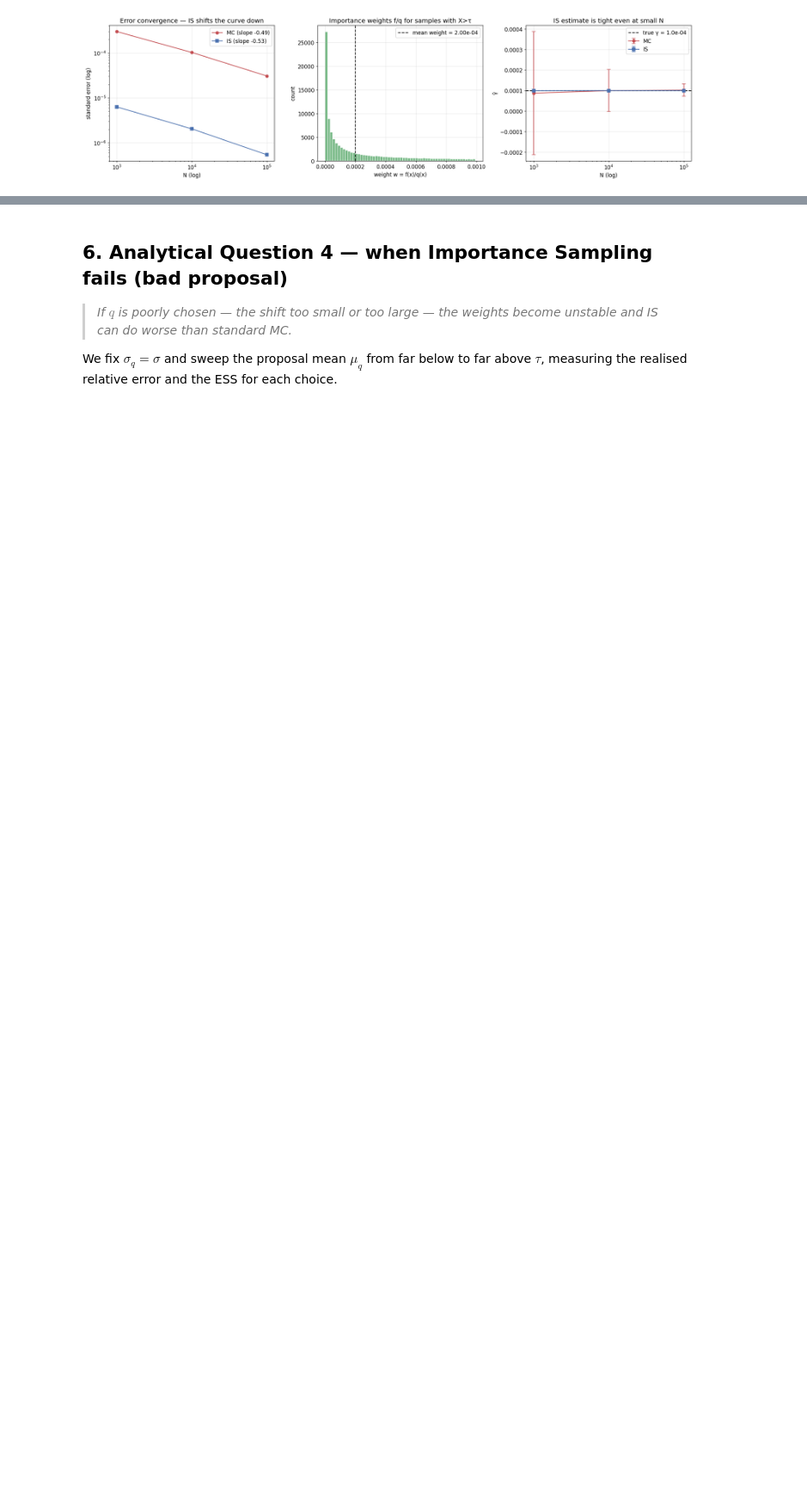
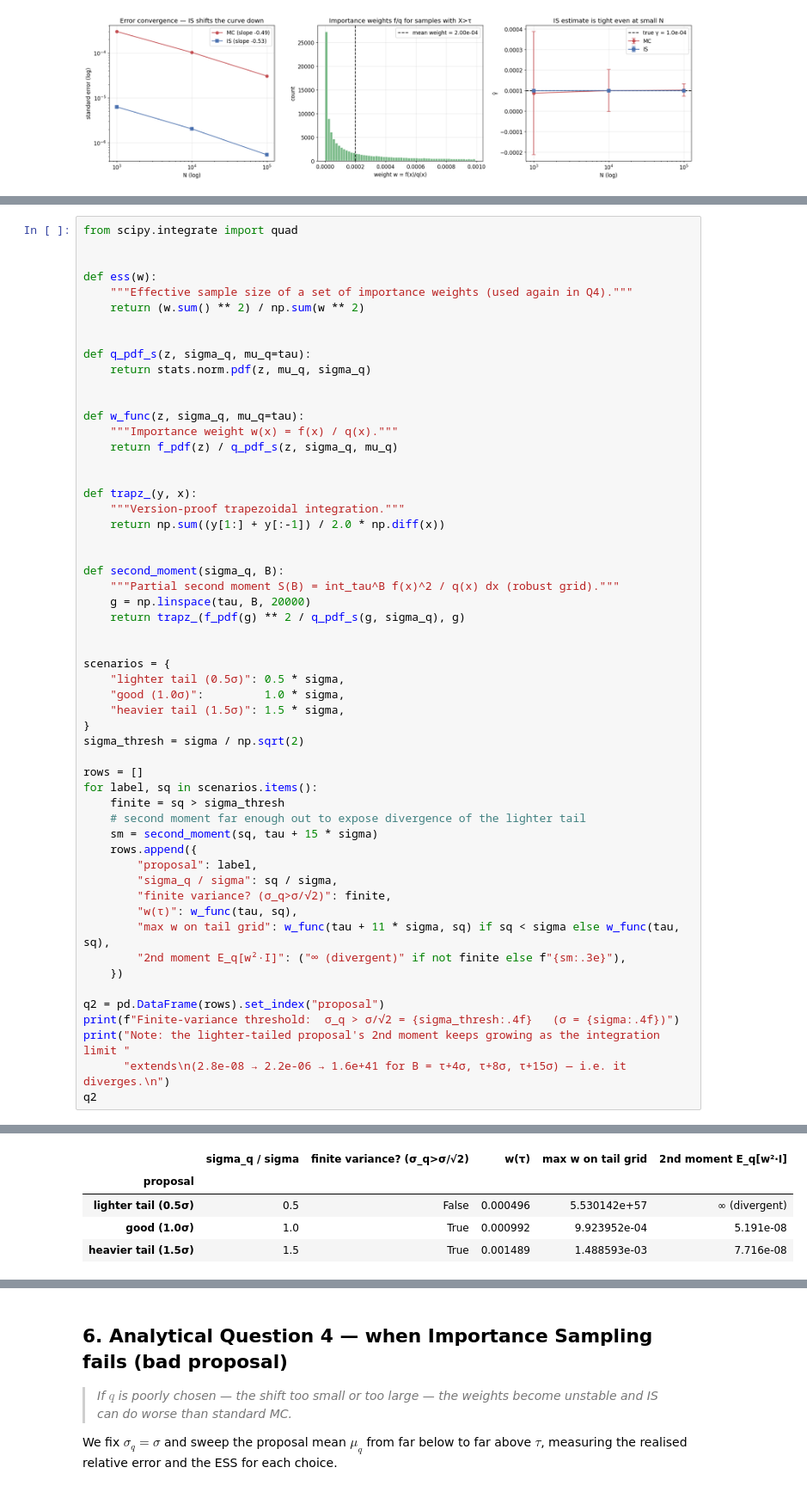
Before and after one commit to alitkbbl/Water-Quality-Rare-Events, a Jupyter notebook: notebooks/04_Importance_Sampling.ipynb, the cells around one changed output, grey strips where cells are left out. Shown at 86% size. Drawn from its saved outputs; the diff is of its cells as text; blank space fills up the shorter version.

```diff
--- a/notebooks/04_Importance_Sampling.ipynb
+++ b/notebooks/04_Importance_Sampling.ipynb
@@ -352,0 +303,56 @@ plt.show()
+# %%
+from scipy.integrate import quad
+
+
+def ess(w):
+    """Effective sample size of a set of importance weights (used again in Q4)."""
+    return (w.sum() ** 2) / np.sum(w ** 2)
+
+
+def q_pdf_s(z, sigma_q, mu_q=tau):
+    return stats.norm.pdf(z, mu_q, sigma_q)
+
+
+def w_func(z, sigma_q, mu_q=tau):
+    """Importance weight w(x) = f(x) / q(x)."""
+    return f_pdf(z) / q_pdf_s(z, sigma_q, mu_q)
+
+
+def trapz_(y, x):
+    """Version-proof trapezoidal integration."""
+    return np.sum((y[1:] + y[:-1]) / 2.0 * np.diff(x))
+
+
+def second_moment(sigma_q, B):
+    """Partial second moment S(B) = int_tau^B f(x)^2 / q(x) dx (robust grid)."""
+    g = np.linspace(tau, B, 20000)
+    return trapz_(f_pdf(g) ** 2 / q_pdf_s(g, sigma_q), g)
+
+
+scenarios = {
+    "lighter tail (0.5σ)": 0.5 * sigma,
+    "good (1.0σ)":         1.0 * sigma,
+    "heavier tail (1.5σ)": 1.5 * sigma,
+}
+sigma_thresh = sigma / np.sqrt(2)
+
+rows = []
+for label, sq in scenarios.items():
+    finite = sq > sigma_thresh
+    # second moment far enough out to expose divergence of the lighter tail
+    sm = second_moment(sq, tau + 15 * sigma)
+    rows.append({
+        "proposal": label,
+        "sigma_q / sigma": sq / sigma,
+        "finite variance? (σ_q>σ/√2)": finite,
+        "w(τ)": w_func(tau, sq),
+        "max w on tail grid": w_func(tau + 11 * sigma, sq) if sq < sigma else w_func(tau, sq),
+        "2nd moment E_q[w²·I]": ("∞ (divergent)" if not finite else f"{sm:.3e}"),
+    })
+
+q2 = pd.DataFrame(rows).set_index("proposal")
+print(f"Finite-variance threshold:  σ_q > σ/√2 = {sigma_thresh:.4f}   (σ = {sigma:.4f})")
+print("Note: the lighter-tailed proposal's 2nd moment keeps growing as the integration limit "
+      "extends\n(2.8e-08 → 2.2e-06 → 1.6e+41 for B = τ+4σ, τ+8σ, τ+15σ) — i.e. it diverges.\n")
+q2
+# %% [output]
@@ -352,0 +362,5 @@ plt.show()
+|  | sigma_q / sigma | finite variance? (σ_q>σ/√2) | w(τ) | max w on tail grid | 2nd moment E_q[w²·I] |
+| proposal |  |  |  |  |  |
+| lighter tail (0.5σ) | 0.5 | False | 0.000496 | 5.530142e+57 | ∞ (divergent) |
+| good (1.0σ) | 1.0 | True | 0.000992 | 9.923952e-04 | 5.191e-08 |
+| heavier tail (1.5σ) | 1.5 | True | 0.001489 | 1.488593e-03 | 7.716e-08 |
```
Also changed, not shown: parts of 12 cells of this notebook, 9 other files.
